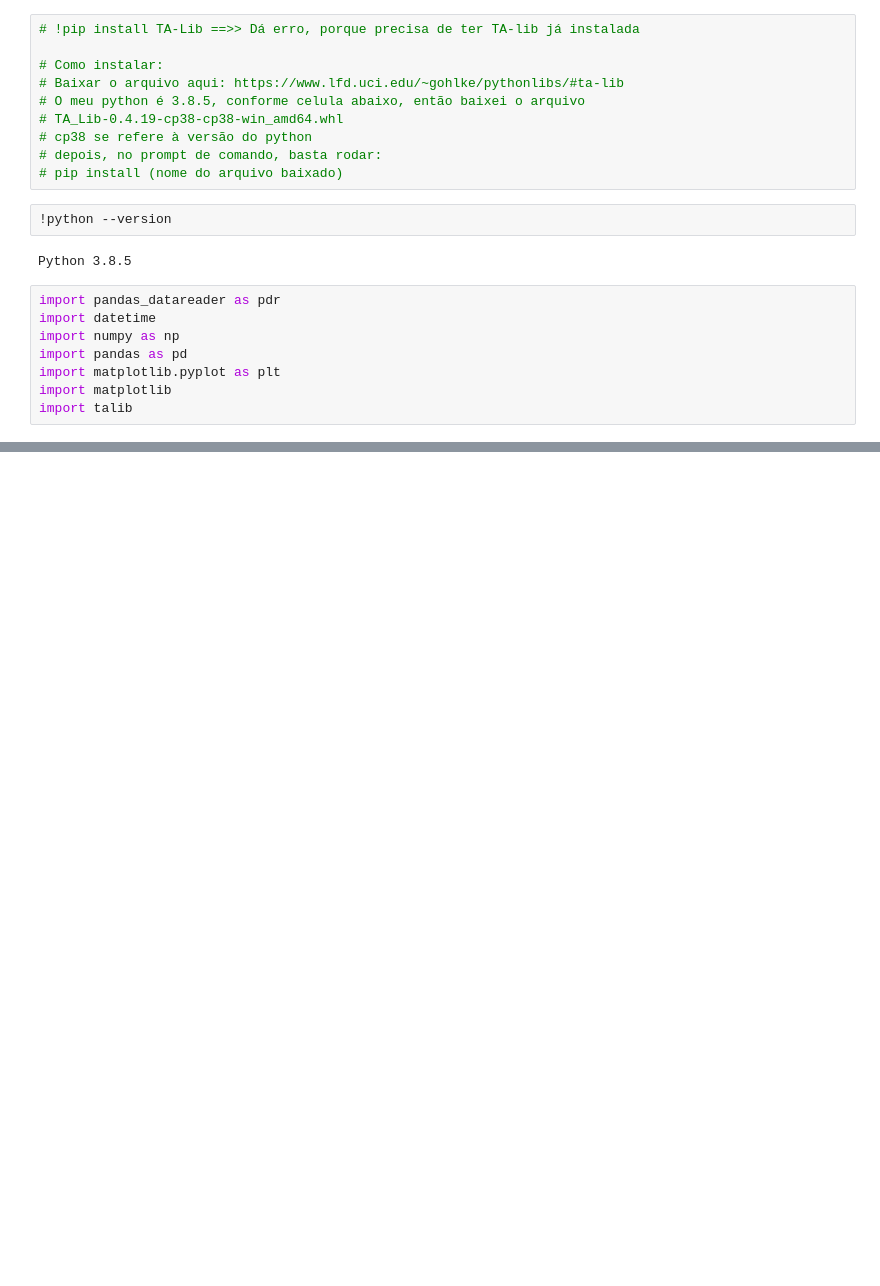
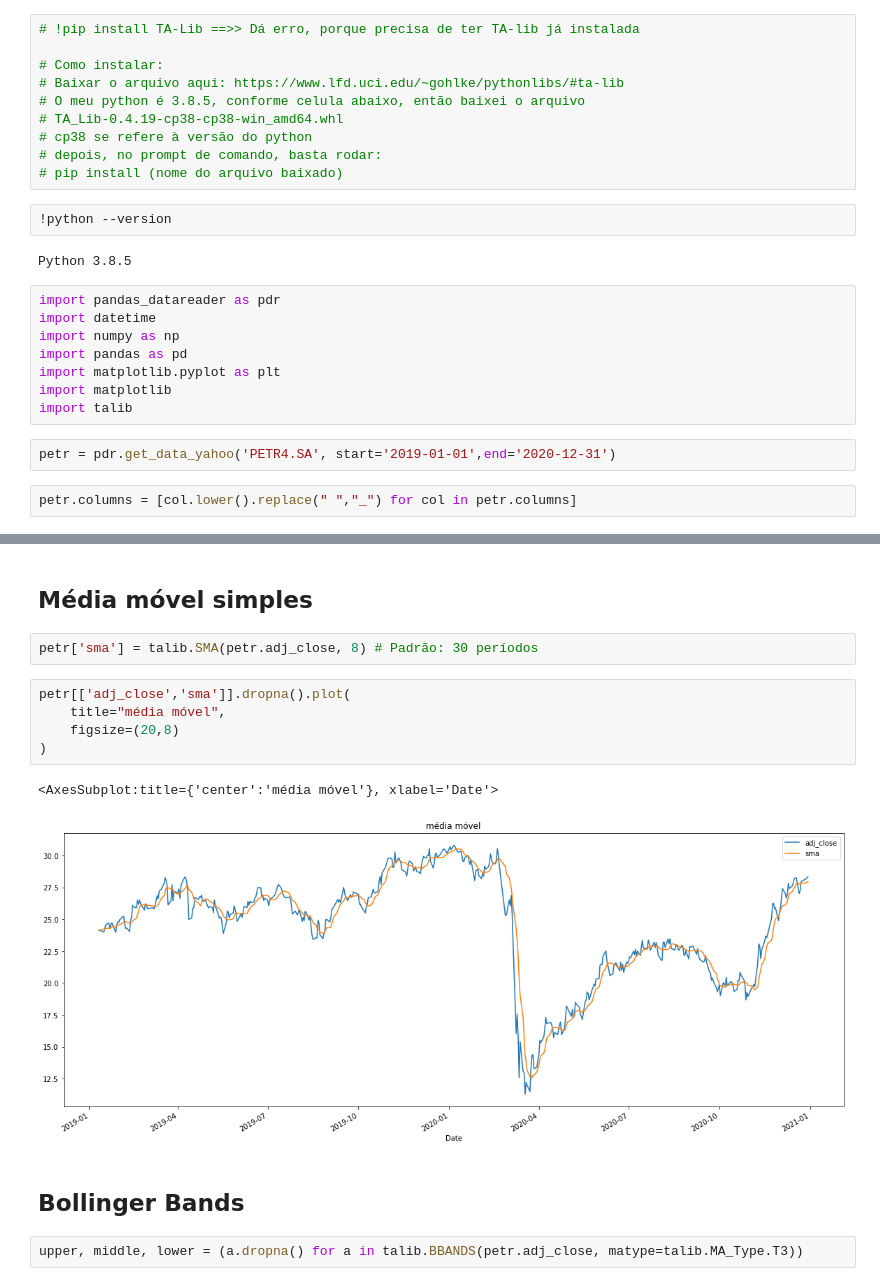
Before and after one commit to carteirarica/playlist-canal, a Jupyter notebook: 05 - TA-lib/TA Lib - Indicadores Técnicos.ipynb, the cells around one changed output, grey strips where cells are left out. Saved outputs shown, nothing was run; the diff lists cells and outputs as text; blank space fills up the shorter version.

Commit message:
talib fix1

```diff
--- a/05 - TA-lib/TA Lib - Indicadores Técnicos.ipynb
+++ b/05 - TA-lib/TA Lib - Indicadores Técnicos.ipynb
@@ -20,3 +20,7 @@ import pandas as pd
 import matplotlib.pyplot as plt
 import matplotlib
 import talib
+# %%
+petr = pdr.get_data_yahoo('PETR4.SA', start='2019-01-01',end='2020-12-31')
+# %%
+petr.columns = [col.lower().replace(" ","_") for col in petr.columns]
@@ -22,0 +57,16 @@ import talib
+# %% [markdown]
+## Média móvel simples
+# %%
+petr['sma'] = talib.SMA(petr.adj_close, 8) # Padrão: 30 períodos
+# %%
+petr[['adj_close','sma']].dropna().plot(
+    title="média móvel",
+    figsize=(20,8)
+)
+# %% [output]
+<AxesSubplot:title={'center':'média móvel'}, xlabel='Date'>
+[figure, added]
+# %% [markdown]
+## Bollinger Bands
+# %%
+upper, middle, lower = (a.dropna() for a in talib.BBANDS(petr.adj_close, matype=talib.MA_Type.T3))
```
Also changed, not shown: parts of 15 cells of this notebook, 2 other files.
